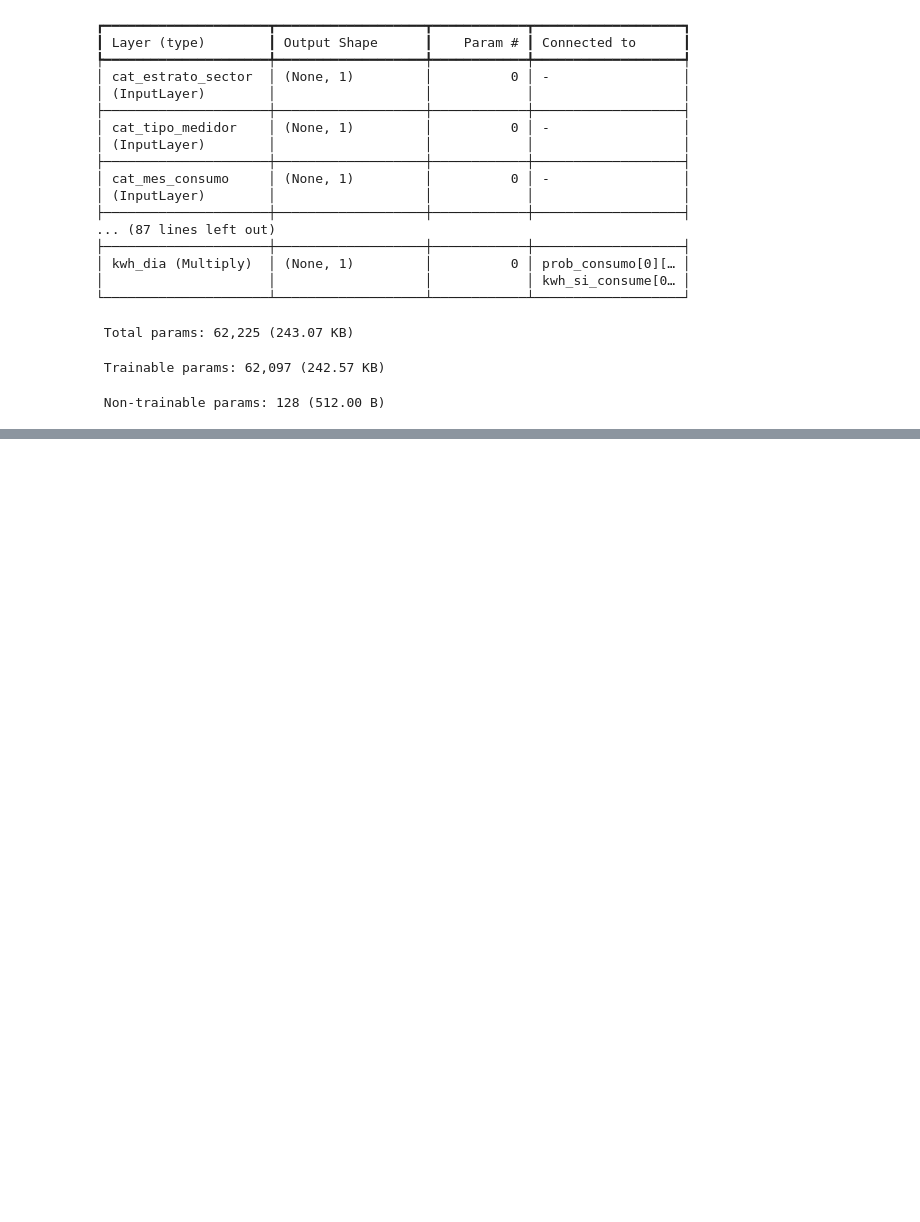
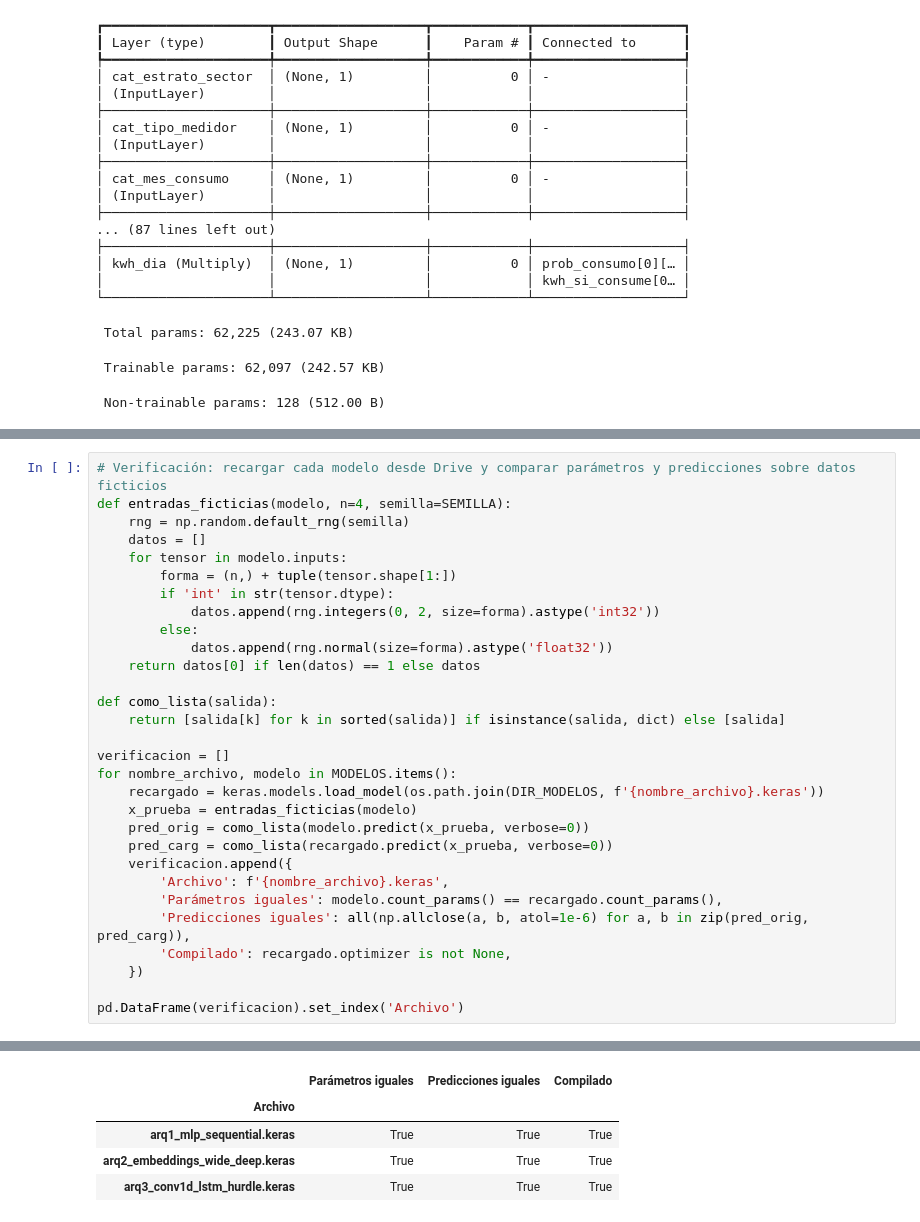
Before and after one commit to ssergio740/Notebooks-Trabajo-de-Grado, a Jupyter notebook: 4_Propuesta_Arquitecturas.ipynb, the cells around one changed output, grey strips where cells are left out. Cells and saved outputs as stored; diff of their text form; blank space fills up the shorter version.

```diff
--- a/4_Propuesta_Arquitecturas.ipynb
+++ b/4_Propuesta_Arquitecturas.ipynb
@@ -527,0 +610,31 @@ comparacion
+# %%
+# Verificación: recargar cada modelo desde Drive y comparar parámetros y predicciones sobre datos ficticios
+def entradas_ficticias(modelo, n=4, semilla=SEMILLA):
+    rng = np.random.default_rng(semilla)
+    datos = []
+    for tensor in modelo.inputs:
+        forma = (n,) + tuple(tensor.shape[1:])
+        if 'int' in str(tensor.dtype):
+            datos.append(rng.integers(0, 2, size=forma).astype('int32'))
+        else:
+            datos.append(rng.normal(size=forma).astype('float32'))
+    return datos[0] if len(datos) == 1 else datos
+
+def como_lista(salida):
+    return [salida[k] for k in sorted(salida)] if isinstance(salida, dict) else [salida]
+
+verificacion = []
+for nombre_archivo, modelo in MODELOS.items():
+    recargado = keras.models.load_model(os.path.join(DIR_MODELOS, f'{nombre_archivo}.keras'))
+    x_prueba = entradas_ficticias(modelo)
+    pred_orig = como_lista(modelo.predict(x_prueba, verbose=0))
+    pred_carg = como_lista(recargado.predict(x_prueba, verbose=0))
+    verificacion.append({
+        'Archivo': f'{nombre_archivo}.keras',
+        'Parámetros iguales': modelo.count_params() == recargado.count_params(),
+        'Predicciones iguales': all(np.allclose(a, b, atol=1e-6) for a, b in zip(pred_orig, pred_carg)),
+        'Compilado': recargado.optimizer is not None,
+    })
+
+pd.DataFrame(verificacion).set_index('Archivo')
+# %% [output]
@@ -528 +643,6 @@ comparacion
+|  | Parámetros iguales | Predicciones iguales | Compilado |
+| Archivo |  |  |  |
+| arq1_mlp_sequential.keras | True | True | True |
+| arq2_embeddings_wide_deep.keras | True | True | True |
+| arq3_conv1d_lstm_hurdle.keras | True | True | True |
 # %% [markdown]
```
Also changed, not shown: parts of 7 cells of this notebook.
